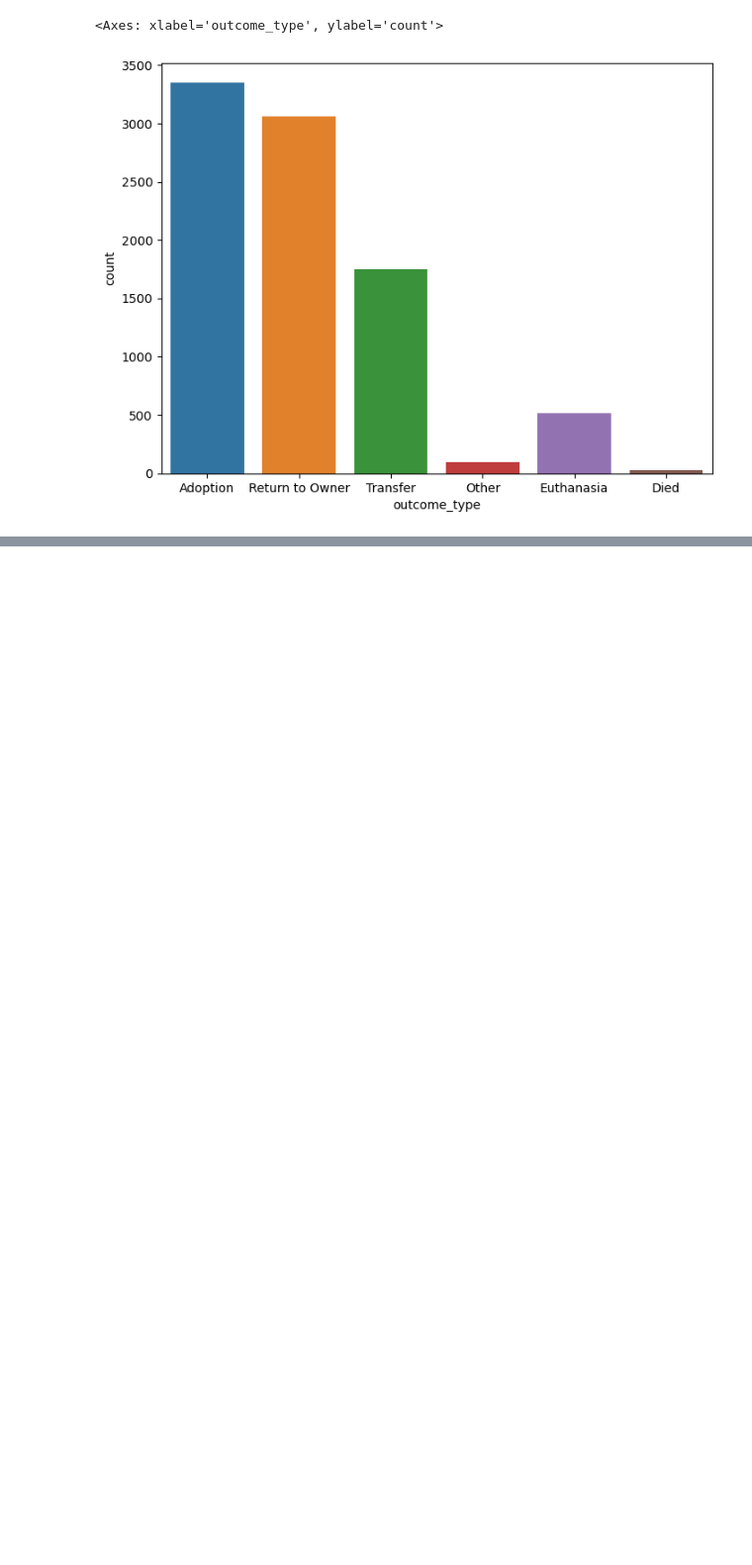
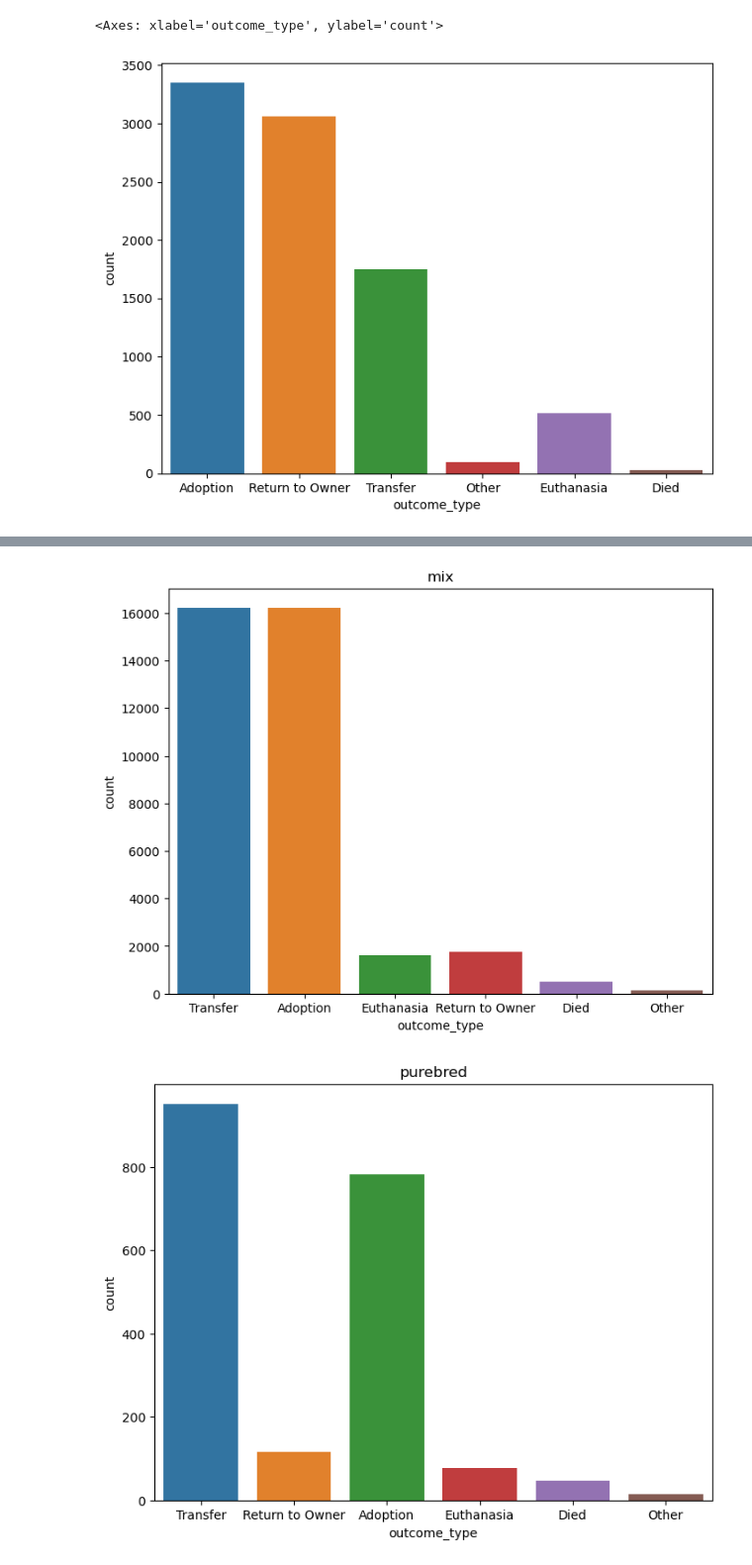
Before and after one commit to nickpedri/individual-project, a Jupyter notebook: explore.ipynb, the cells around one changed output, grey strips where cells are left out. Shown at 99% size. Cells and saved outputs as stored; diff of their text form; code cells hidden in the pictures; blank space fills up the shorter version.

```diff
--- a/explore.ipynb
+++ b/explore.ipynb
@@ -152,0 +244,8 @@ sns.countplot(a[(a.breed1 == 'Pit Bull')], x='outcome_type')
+# %%
+for breed in cat.breed2.unique():
+    plt.figure(figsize=(8,6))
+    sns.countplot(cat[cat.breed2 == breed], x='outcome_type')
+    plt.title(breed)
+# %% [output]
+[figure, added]
+[figure, added]
```
Also changed, not shown: parts of 17 cells of this notebook, 7 other files.
